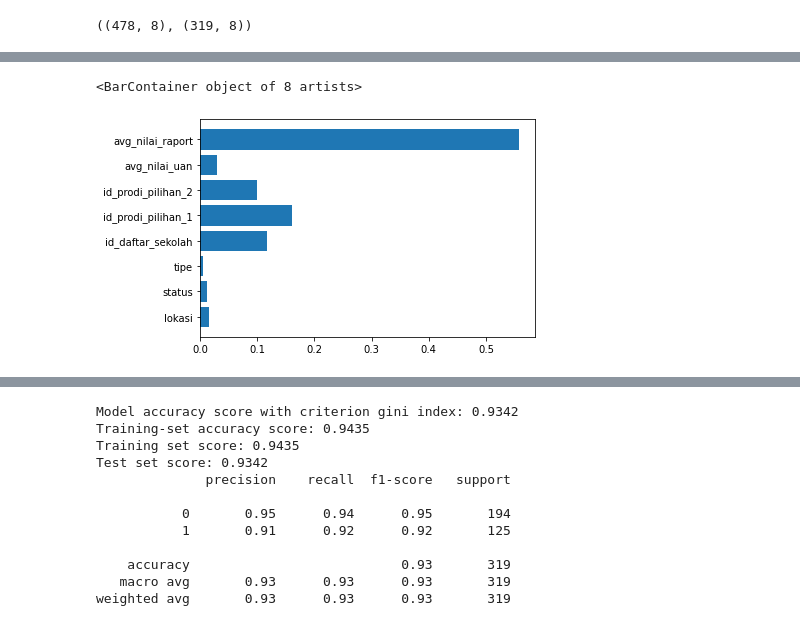
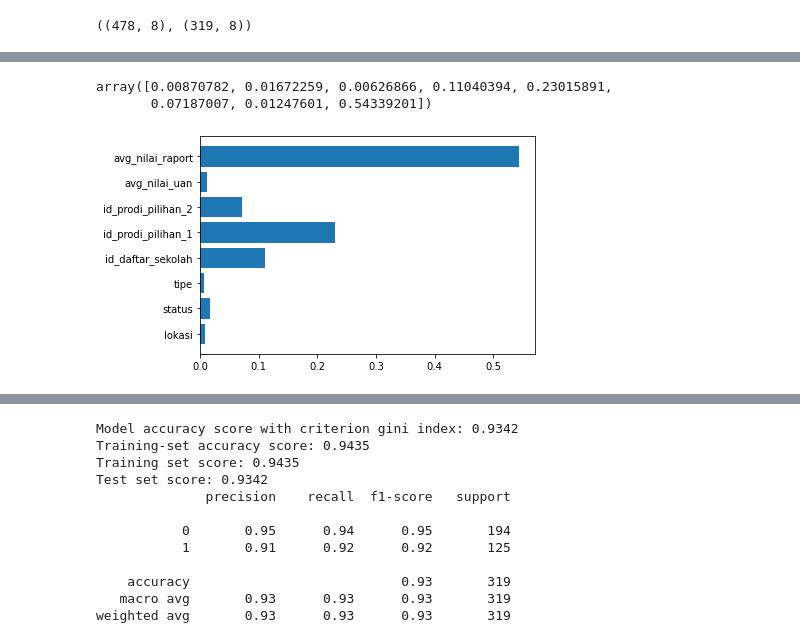
Before and after one commit to JoshStLee/pmb-recommender, a Jupyter notebook: Training.ipynb, the cells around one changed output, grey strips where cells are left out. Saved outputs shown, nothing was run; the diff lists cells and outputs as text; code cells hidden in the pictures.

Commit message:
redone documentation added feature importance numbers

```diff
--- a/Training.ipynb
+++ b/Training.ipynb
@@ -367,8 +371,10 @@ weighted avg       0.93      0.92      0.92       319
 # %%
 plt.barh(X.columns,rfc.feature_importances_)
+rfc.feature_importances_
 # %% [output]
-<BarContainer object of 8 artists>
+array([0.00870782, 0.01672259, 0.00626866, 0.11040394, 0.23015891,
+       0.07187007, 0.01247601, 0.54339201])
-[figure, old version]
+[figure, new version]
 # %%
 from sklearn import model_selection
 from sklearn.model_selection import KFold
```
Also changed, not shown: parts of 5 cells of this notebook, 1 other file.
